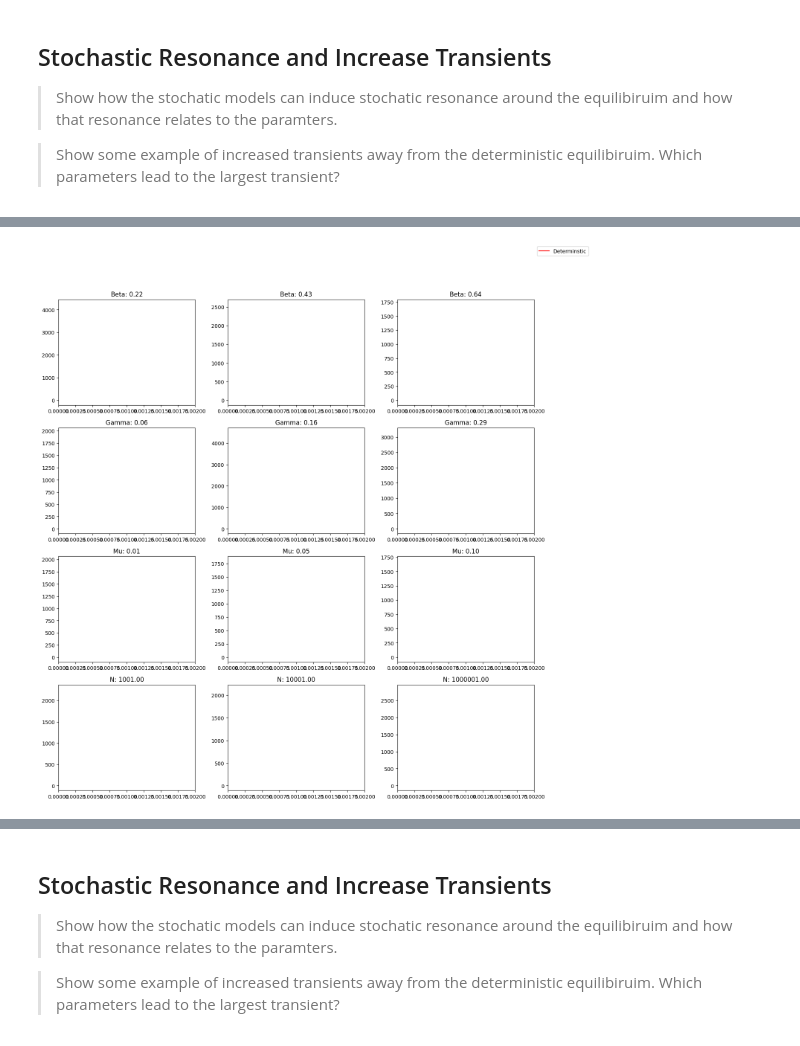
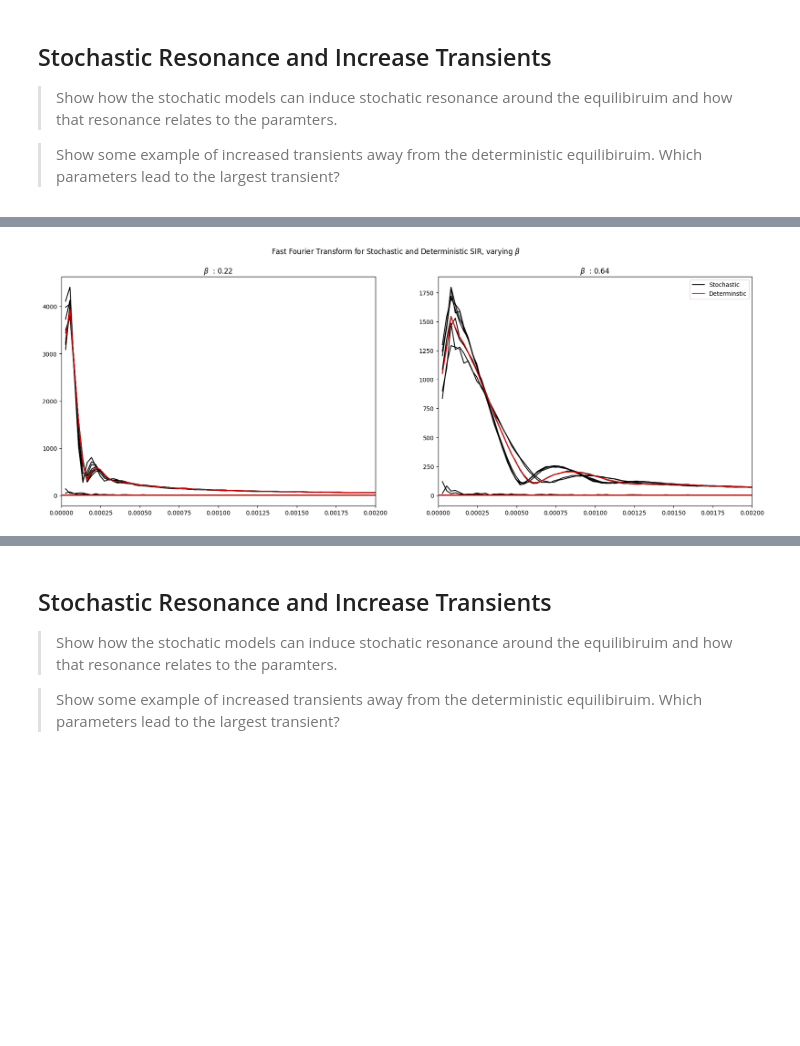
Before and after one commit to AmirSahrani/IntroCompAssignment2_fresh, a Jupyter notebook: Assignment2.ipynb, the cells around one changed output, grey strips where cells are left out. Drawn from its saved outputs; the diff is of its cells as text; code cells hidden in the pictures; blank space fills up the shorter version.

Commit message:
Plotting, vaccination, and Data Download

```diff
--- a/Assignment2.ipynb
+++ b/Assignment2.ipynb
@@ -28,11 +35,19 @@ import ndlib.models.epidemics as ep
 \frac{dR}{dt} &= \gamma I- \mu R.
 \end{align}
 # %%
-beta_df = pd.read_csv("data/finalbeta.csv")
-gamma_df = pd.read_csv("data/finalgamma.csv")
-mu_df = pd.read_csv("data/finalmu.csv")
-N_df = pd.read_csv("data/finalN.csv")
+# beta_df = pd.read_csv("data/finalbeta.csv")
+# gamma_df = pd.read_csv("data/finalgamma.csv")
+# mu_df = pd.read_csv("data/finalmu.csv")
+# N_df = pd.read_csv("data/finalN.csv")
 gamma_N_df = pd.read_csv("data/finalgamma_N.csv")
+
+# !!THIS WILL DOWNLOAD ABOUT 500MB OF DATA, THIS IS HERE IN CASE SOMEONE WANTS TO RUN THE CODE THEMSELVES. FETCHING AND READING IN THE DATA SHOULD NOT TAKE MORE THAN ABOUT 3 MINUTES!!
+
+# beta_df = pd.read_csv("https://osf.io/download/32acs/")
+# gamma_df = pd.read_csv("https://osf.io/download/z7y2c/")
+# mu_df = pd.read_csv("https://osf.io/download/y75gx/")
+# N_df = pd.read_csv("https://osf.io/download/anqw7/")
+# gamma_N_df = pd.read_csv("https://osf.io/download/47ruc/")
 # %%
 def determinsteSIR(previousState, t, beta, gamma, birth_rate):
     state = np.empty(3)
@@ -43,9 +58,9 @@ def determinsteSIR(previousState, t, beta, gamma, birth_rate):
     return state
 
 
-def return_Solved(beta, gamma, mu, N, step):
+def return_Solved(beta, gamma, mu, N, steps):
     XYZ = [1, 1 / N, 0]
-    t = np.linspace(0, 365, step)
+    t = np.linspace(0, 365, steps)
 
     solved = odeint(determinsteSIR, XYZ, t, (beta, gamma, mu))
     return solved
@@ -490,55 +528,88 @@ plt.savefig("Plot", dpi=500)
 # %%
 ## When you really think about it, has FFT every made anyone happy? I this a method we really need to be condoning in research?? I think not, let's stop the FFT tyranny and accept that our eyes can just see the waves
-fig, axs = plt.subplots(4, 3, figsize=(15, 15))
-axs = axs.ravel()
 def get_fft(data):
-    fft_result = rfft(data)
-    frequencies = rfftfreq(len(data), 1/100)
+    data -= np.mean(data)
+    fft_result = fft(data)
+    frequencies = fftfreq(len(data))
 
-    non_dc_indices = np.where(frequencies != 0.0)
-    frequencies = frequencies[non_dc_indices]
-    fft_result = fft_result[non_dc_indices]
+    non_zero = np.where(frequencies != 0.0)
+    frequencies = frequencies[non_zero]
+    fft_result = fft_result[non_zero]
     magnitudes = np.abs(fft_result)
     return frequencies, magnitudes
 
-def plotFFT(df, param, plot_start):
+def plotFFT(df, param):
     values = df[param].unique()
     values.sort()
-    idx = np.linspace(0, len(values)-1, 3).astype(int)
+    idx = np.linspace(0, len(values)-1, 2).astype(int)
 
     kwargs = {}
     parameters = ["beta","gamma","mu","N"]
     parameters.remove(param)
     for x in parameters:
         kwargs[x] = df[x].unique()[0]
 
     intervals = [float(x) for x in df.columns[1:-6]]
-    for plot,i in enumerate(values[idx],start = plot_start):
+    for plot,i in enumerate(values[idx], start = 0):
         mult = i ** (param == "N") #If we are currently plotting for change in N, we need to multiply by N because the data was normalized to 1
         kwargs[param] = i
         for x in range(10):
             stochastic_data = df.loc[(df[param] == i) & (df["group"] == "S")].iloc[x][:36400]
             stochastic_data.ffill(inplace=True)
-            stochastic_data = stochastic_data[1:].to_numpy()
+            stochastic_data.bfill(inplace=True) #For some reason first data point sometimes is a NaN
+            stochastic_data = stochastic_data.to_numpy()
             stochastic_data *= mult
             stochastic_freqs, stochastic_mags = get_fft(stochastic_data)
             stochastic_mags /= kwargs["N"]
-            axs[plot].plot(stochastic_freqs, stochastic_mags, color = "b")
 
-        determinist_data = return_Solved(**kwargs, step = len(intervals))[:36400, 0] * kwargs["N"]
+            if x == 0:
+                axs[plot].plot(stochastic_freqs, stochastic_mags, color = "black", label = "Stochastic")
+            else:
+                axs[plot].plot(stochastic_freqs, stochastic_mags, color = "black")
+
+        determinist_data = return_Solved(**kwargs, steps = len(intervals))[:36400, 0] * kwargs["N"]
         determinist_freqs, determinist_mags = get_fft(determinist_data)
         determinist_mags /= kwargs["N"]
         axs[plot].plot(determinist_freqs, determinist_mags, color = "r", label = "Determinstic")
-        axs[plot].set_title(f"{param.capitalize()}: {i:.2f}")
+        if param == "N":
+            axs[plot].set_title(f"${param}$  : {int(i)}")
+        else:
+            axs[plot].set_title(f"$\{param}$  : {i:.2f}")
         axs[plot].set_xlim((0,.002))
-        # axs[plot].set_ylim((0,max(determinist_mags[100:])*1.5))
 
-plotFFT(beta_df.loc[(0.1 < beta_df["beta"]) & (beta_df["beta"] < 0.85)], "beta", 0)
-plotFFT(gamma_df.loc[(0.05 < gamma_df["gamma"]) & (gamma_df["gamma"] < 0.3)], "gamma",3)
-plotFFT(mu_df, "mu",6)
-plotFFT(N_df.loc[N_df["N"] > 999], "N",9)
-axs[2].legend(bbox_to_anchor=(1.02, 1.5), loc='upper left', borderaxespad=0)
-plt.tight_layout()
-plt.savefig("resonance", dpi=500)
+# plotFFT(beta_df.loc[(0.1 < beta_df["beta"]) & (beta_df["beta"] < 0.85)], "beta", 0)
+# plotFFT(gamma_df.loc[(0.05 < gamma_df["gamma"]) & (gamma_df["gamma"] < 0.3)], "gamma",3)
+# plotFFT(mu_df, "mu",6)
+# plotFFT(N_df.loc[N_df["N"] > 999], "N",9)
+# axs[2].legend(bbox_to_anchor=(1.02, 1.5), loc='upper left', borderaxespad=0)
+# # plt.tight_layout()
+# plt.savefig("resonance", dpi=500)
+fig, axs = plt.subplots(1, 2, figsize=(21, 7))
+axs = axs.ravel()
+plotFFT(beta_df.loc[(0.1 < beta_df["beta"]) & (beta_df["beta"] < 0.85)], "beta")
+fig.suptitle("Fast Fourier Transform for Stochastic and Deterministic SIR, varying $\\beta$")
+axs[1].legend(loc="best")
+fig.savefig("beta_FFT")
+
+fig, axs = plt.subplots(1, 2, figsize=(21, 7))
+axs = axs.ravel()
+plotFFT(gamma_df.loc[(0.05 < gamma_df["gamma"]) & (gamma_df["gamma"] < 0.3 )], "gamma")
+fig.suptitle("Fast Fourier Transform for Stochastic and Deterministic SIR, varying $\gamma$")
+axs[1].legend(loc="best")
+fig.savefig("gamma_FFT")
+
+fig, axs = plt.subplots(1, 2, figsize=(21, 7))
+axs = axs.ravel()
+plotFFT(mu_df, "mu")
+fig.suptitle("Fast Fourier Transform for Stochastic and Deterministic SIR, varying $\mu$")
+axs[1].legend(loc="best")
+fig.savefig("mu_FFT")
+
+fig, axs = plt.subplots(1, 2, figsize=(21, 7))
+axs = axs.ravel()
+plotFFT(N_df.loc[N_df["N"] > 999], "N")
+fig.suptitle("Fast Fourier Transform for Stochastic and Deterministic SIR, varying $N$")
+axs[1].legend(loc="best")
+fig.savefig("N_FFT")
 # %% [output]
-[figure, old version]
+[figure, new version]
```
Also changed, not shown: parts of 11 cells of this notebook.
